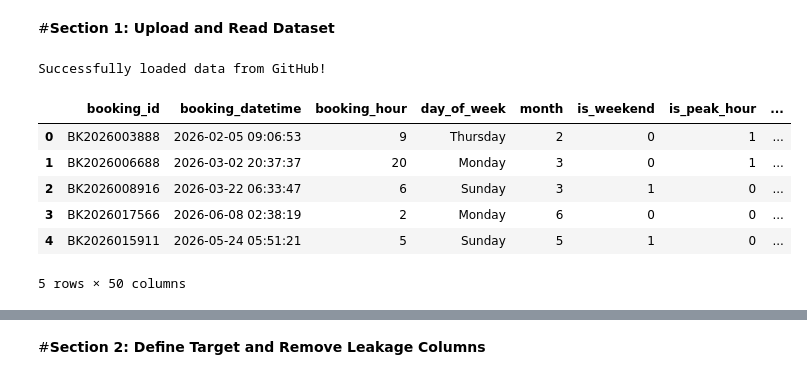
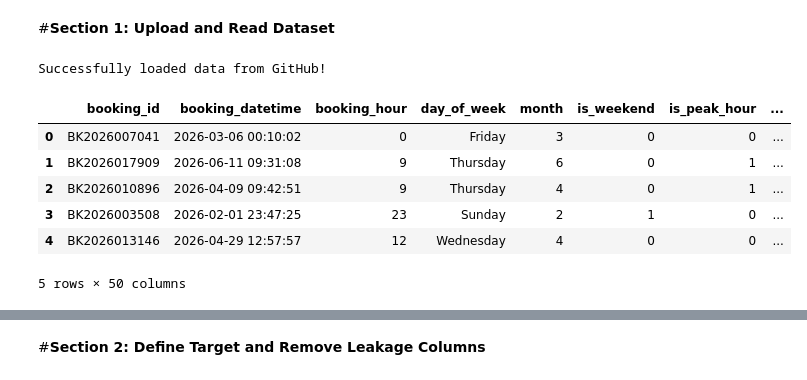
Before and after one commit to miffylim2308/ADALL_github, a Jupyter notebook: Test_Grab_Transbport.ipynb, the cells around one changed output, grey strips where cells are left out. Cells and saved outputs as stored; diff of their text form; code cells hidden in the pictures.

```diff
--- a/Test_Grab_Transbport.ipynb
+++ b/Test_Grab_Transbport.ipynb
@@ -5,22 +5,22 @@
 # %%
 import pandas as pd
 # Example: Replace this with the raw URL of your GitHub file
-github_raw_url = 'https://raw.githubusercontent.com/miffylim2308/ADALL_github/refs/heads/main/synthetic_grab_transport_v3.csv'
+github_raw_url = 'https://raw.githubusercontent.com/miffylim2308/ADALL_github/refs/heads/main/synthetic_grab_transport_v31.csv'
 try:
     df = pd.read_csv(github_raw_url)
     print("Successfully loaded data from GitHub!")
     display(df.head())
 except Exception as e:
     print(f"Error loading data: {e}")
     print("Please ensure the URL is correct and the file format is compatible with `pd.read_csv`.")
 # %% [output]
 Successfully loaded data from GitHub!
 |  | booking_id | booking_datetime | booking_hour | day_of_week | month | is_weekend | is_peak_hour | ... |
-| 0 | BK2026003888 | 2026-02-05 09:06:53 | 9 | Thursday | 2 | 0 | 1 | ... |
-| 1 | BK2026006688 | 2026-03-02 20:37:37 | 20 | Monday | 3 | 0 | 1 | ... |
-| 2 | BK2026008916 | 2026-03-22 06:33:47 | 6 | Sunday | 3 | 1 | 0 | ... |
-| 3 | BK2026017566 | 2026-06-08 02:38:19 | 2 | Monday | 6 | 0 | 0 | ... |
-| 4 | BK2026015911 | 2026-05-24 05:51:21 | 5 | Sunday | 5 | 1 | 0 | ... |
+| 0 | BK2026007041 | 2026-03-06 00:10:02 | 0 | Friday | 3 | 0 | 0 | ... |
+| 1 | BK2026017909 | 2026-06-11 09:31:08 | 9 | Thursday | 6 | 0 | 1 | ... |
+| 2 | BK2026010896 | 2026-04-09 09:42:51 | 9 | Thursday | 4 | 0 | 1 | ... |
+| 3 | BK2026003508 | 2026-02-01 23:47:25 | 23 | Sunday | 2 | 1 | 0 | ... |
+| 4 | BK2026013146 | 2026-04-29 12:57:57 | 12 | Wednesday | 4 | 0 | 0 | ... |
 5 rows × 50 columns
 # %%
 #df.describe()
```
Also changed, not shown: parts of 10 cells of this notebook.
